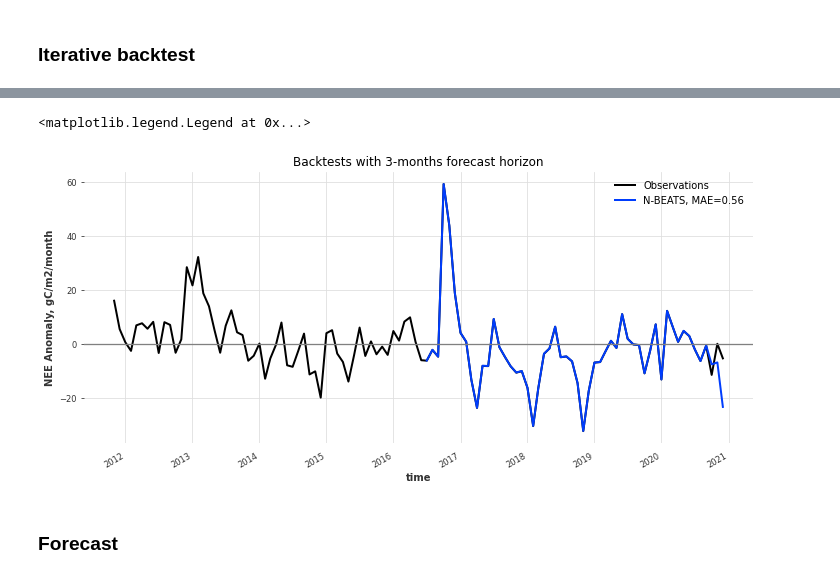
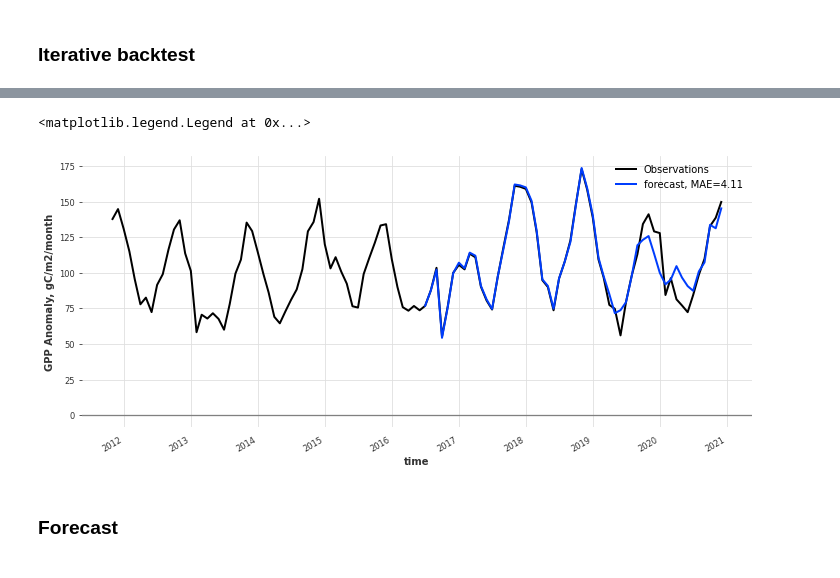
Before and after one commit to cbur24/NEE_modelling, a Jupyter notebook: notebooks/pcmci_predict.ipynb, the cells around one changed output, grey strips where cells are left out. Cells and saved outputs as stored; diff of their text form; code cells hidden in the pictures.

Commit message:
more testing of forecasting, with gpus

```diff
--- a/notebooks/pcmci_predict.ipynb
+++ b/notebooks/pcmci_predict.ipynb
@@ -353,0 +345,4 @@ model.fit([series_gpp], past_covariates=covariates)
+# %%
+series_gpp = TimeSeries.from_dataframe(df, value_cols=[var[0]])
+covariates = df[df_in.columns[1:]]
+covariates = TimeSeries.from_dataframe(covariates)
@@ -353,0 +351,21 @@ model.fit([series_gpp], past_covariates=covariates)
+# %%
+%%time
+split=0.80
+idx = int(len(series_gpp)*split)
+
+train, val = series_gpp.split_after(pd.Timestamp(series_gpp[idx].data_array().time.values[0]))
+
+model = NBEATSModel(input_chunk_length=int(len(df)/3),
+                    output_chunk_length=3,
+                    pl_trainer_kwargs={'accelerator':'cuda', 'devices':1} #use GPUs
+                   )
+
+# # RNN Model
+# model = BlockRNNModel(
+#     model="LSTM",
+#     input_chunk_length=24,
+#     output_chunk_length=3,
+#     pl_trainer_kwargs={'accelerator':'cuda', 'devices':1} #use GPUs
+# )
+
+model.fit(train, past_covariates=covariates)
@@ -356,7 +413,4 @@ model.fit([series_gpp], past_covariates=covariates)
 # %%
 backtests = model.historical_forecasts(series_gpp, past_covariates=covariates,
                             start=.5, retrain=False,
-                            forecast_horizon=3, verbose=False)
-
-# backtests_bm = model_gbm.historical_forecasts(series_gpp, past_covariates=series_precip,
-#                             start=.5, forecast_horizon=3, verbose=False)
+                            forecast_horizon=3, stride=1, verbose=True)
@@ -363,19 +431,17 @@ backtests = model.historical_forecasts(series_gpp, past_covariates=covariates,
 # %%
 from darts.metrics import mape, mae
 
 fig,ax = plt.subplots(figsize=(12,5))
-series_gpp.plot(ax=ax,lw=2, label='Observations')
+series_gpp.plot(ax=ax, lw=2, label='Observations')
 err = mae(backtests, series_gpp)
-# err_bm = mae(backtests_bm, series_gpp)
-# backtests_bm.plot(ax=ax, lw=2, label='{}, MAE={:.2f}'.format('GBM', err_bm))
-backtests.plot(ax=ax, lw=2, label='{}, MAE={:.2f}'.format('N-BEATS', err))
-plt.ylabel('NEE Anomaly, gC/m2/month')
-plt.title('Backtests with 3-months forecast horizon')
+backtests.plot(ax=ax, lw=2, label='{}, MAE={:.2f}'.format('forecast', err))
+plt.ylabel(var_names[0]+' Anomaly, gC/m2/month')
+# plt.title('Backtests with 3-months forecast horizon')
 plt.axhline(0, color='grey')
 plt.legend()
 # %% [output]
 <matplotlib.legend.Legend at 0x...>
-[figure, old version]
+[figure, new version]
 # %% [markdown]
 ### Forecast
 # %%
```
Also changed, not shown: parts of 21 cells of this notebook.
